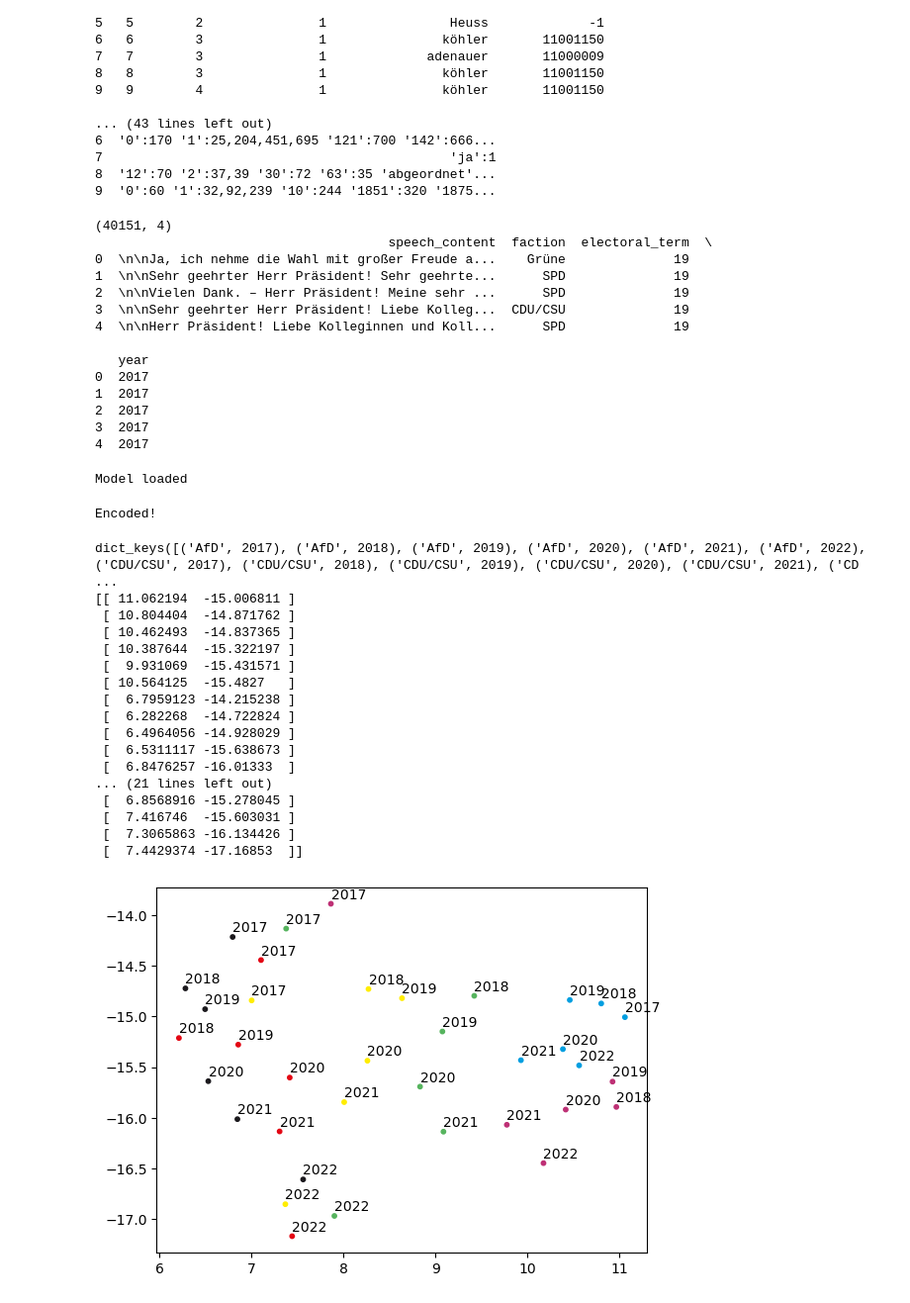
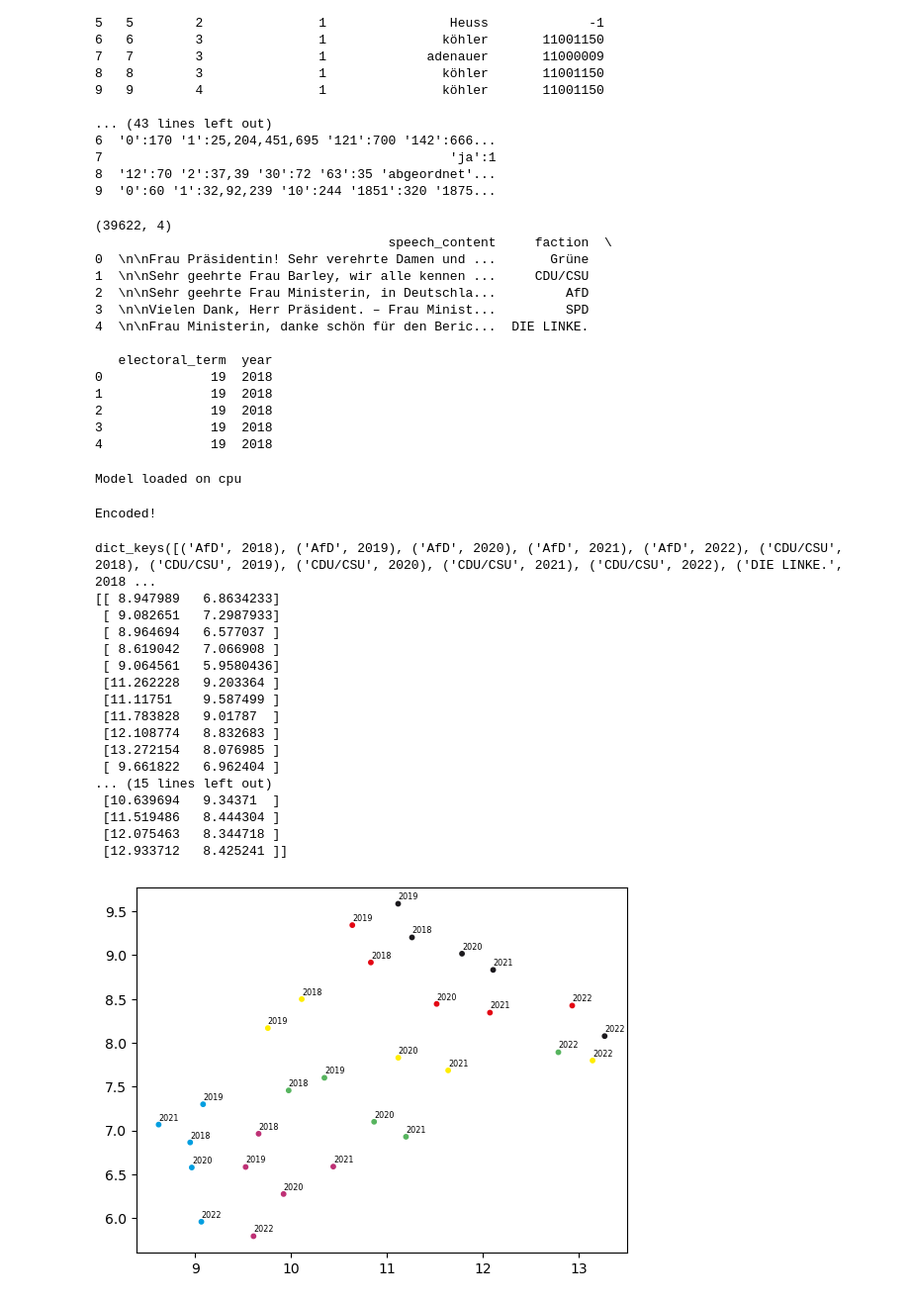
Before and after one commit to bobzoob/nlp-project, a Jupyter notebook: OpenDiscourse Test.ipynb, the cells around one changed output. Shown at 99% size. Cells and saved outputs as stored; diff of their text form; code cells hidden in the pictures.

```diff
--- a/OpenDiscourse Test.ipynb
+++ b/OpenDiscourse Test.ipynb
@@ -54,35 +54,36 @@ speeches = pd.read_sql_query("""
     FROM open_discourse.speeches
     JOIN open_discourse.factions ON factions.id = speeches.faction_id
     WHERE faction_id <> -1 AND faction_id <> 16
-    AND electoral_term IN (19, 20)
+    AND date_part('year', date)::int >= 2018
     """, db)
 print(speeches.shape)
 print(speeches.head())
 # %% [output]
-(40151, 4)
-                                      speech_content  faction  electoral_term  \
-0  \n\nJa, ich nehme die Wahl mit großer Freude a...    Grüne              19
-1  \n\nSehr geehrter Herr Präsident! Sehr geehrte...      SPD              19
-2  \n\nVielen Dank. – Herr Präsident! Meine sehr ...      SPD              19
-3  \n\nSehr geehrter Herr Präsident! Liebe Kolleg...  CDU/CSU              19
-4  \n\nHerr Präsident! Liebe Kolleginnen und Koll...      SPD              19
+(39622, 4)
+                                      speech_content     faction  \
+0  \n\nFrau Präsidentin! Sehr verehrte Damen und ...       Grüne
+1  \n\nSehr geehrte Frau Barley, wir alle kennen ...     CDU/CSU
+2  \n\nSehr geehrte Frau Ministerin, in Deutschla...         AfD
+3  \n\nVielen Dank, Herr Präsident. – Frau Minist...         SPD
+4  \n\nFrau Ministerin, danke schön für den Beric...  DIE LINKE.
 
-   year
-0  2017
-1  2017
-2  2017
-3  2017
-4  2017
+   electoral_term  year
+0              19  2018
+1              19  2018
+2              19  2018
+3              19  2018
+4              19  2018
 # %%
 import numpy as np
 from sentence_transformers import SentenceTransformer
+import torch
 import umap
 
 # model = SentenceTransformer("deutsche-telekom/gbert-large-paraphrase-euclidean") # Large model
 model = SentenceTransformer("paraphrase-multilingual-MiniLM-L12-v2")
-print("Model loaded")
+print(f"Model loaded on {model.device}")
 # %% [output]
-Model loaded
+Model loaded on cpu
 # %%
 # Calculate embeddings for each speech
 embeddings = model.encode(speeches["speech_content"].values, convert_to_numpy=True)
@@ -101,46 +102,47 @@ print(embedding_averages.keys())
 reduced_embeddings = umap.UMAP().fit_transform(list(embedding_averages.values()))
 print(reduced_embeddings)
 # %% [output]
-dict_keys([('AfD', 2017), ('AfD', 2018), ('AfD', 2019), ('AfD', 2020), ('AfD', 2021), ('AfD', 2022), ('CDU/CSU', 2017), ('CDU/CSU', 2018), ('CDU/CSU', 2019), ('CDU/CSU', 2020), ('CDU/CSU', 2021), ('CD ...
-[[ 11.062194  -15.006811 ]
- [ 10.804404  -14.871762 ]
- [ 10.462493  -14.837365 ]
- [ 10.387644  -15.322197 ]
- [  9.931069  -15.431571 ]
- [ 10.564125  -15.4827   ]
- [  6.7959123 -14.215238 ]
- [  6.282268  -14.722824 ]
- [  6.4964056 -14.928029 ]
- [  6.5311117 -15.638673 ]
- [  6.8476257 -16.01333  ]
-... (21 lines left out)
- [  6.8568916 -15.278045 ]
- [  7.416746  -15.603031 ]
- [  7.3065863 -16.134426 ]
- [  7.4429374 -17.16853  ]]
+dict_keys([('AfD', 2018), ('AfD', 2019), ('AfD', 2020), ('AfD', 2021), ('AfD', 2022), ('CDU/CSU', 2018), ('CDU/CSU', 2019), ('CDU/CSU', 2020), ('CDU/CSU', 2021), ('CDU/CSU', 2022), ('DIE LINKE.', 2018 ...
+[[ 8.947989   6.8634233]
+ [ 9.082651   7.2987933]
+ [ 8.964694   6.577037 ]
+ [ 8.619042   7.066908 ]
+ [ 9.064561   5.9580436]
+ [11.262228   9.203364 ]
+ [11.11751    9.587499 ]
+ [11.783828   9.01787  ]
+ [12.108774   8.832683 ]
+ [13.272154   8.076985 ]
+ [ 9.661822   6.962404 ]
+... (15 lines left out)
+ [10.639694   9.34371  ]
+ [11.519486   8.444304 ]
+ [12.075463   8.344718 ]
+ [12.933712   8.425241 ]]
 # %%
 import matplotlib.pyplot as plt
 
 colours = {
     "AfD": "#009ee0",
     "CDU/CSU": "#1b191d",
     "DIE LINKE.": "#be3075",
+    "PDS": "#be3075",
     "FDP": "#ffed00",
     "Grüne": "#56b45e",
     "SPD": "#e30613"
 }
 keys = list(embedding_averages.keys())
 
 scatter = plt.scatter(reduced_embeddings[:, 0], reduced_embeddings[:, 1], c=[colours[key[0]] for key in keys], s=10)
 
 for i, embedding in enumerate(reduced_embeddings):
-    plt.annotate(keys[i][1], (embedding[0], embedding[1] + 0.05))
+    plt.annotate(keys[i][1], (embedding[0], embedding[1] + 0.05), fontsize="xx-small")
 #plt.legend(*scatter.legend_elements())
 plt.show()
 
 #import umap.plot
 
 #faction_labels = pd.DataFrame({"factions": [f'{key[0]} {key[1]}' for key in embedding_averages.keys()]})["factions"]
 #umap.plot.points(reducer, labels=faction_labels)
 # %% [output]
-[figure, old version]
+[figure, new version]
```
Also changed, not shown: parts of 2 cells of this notebook.
